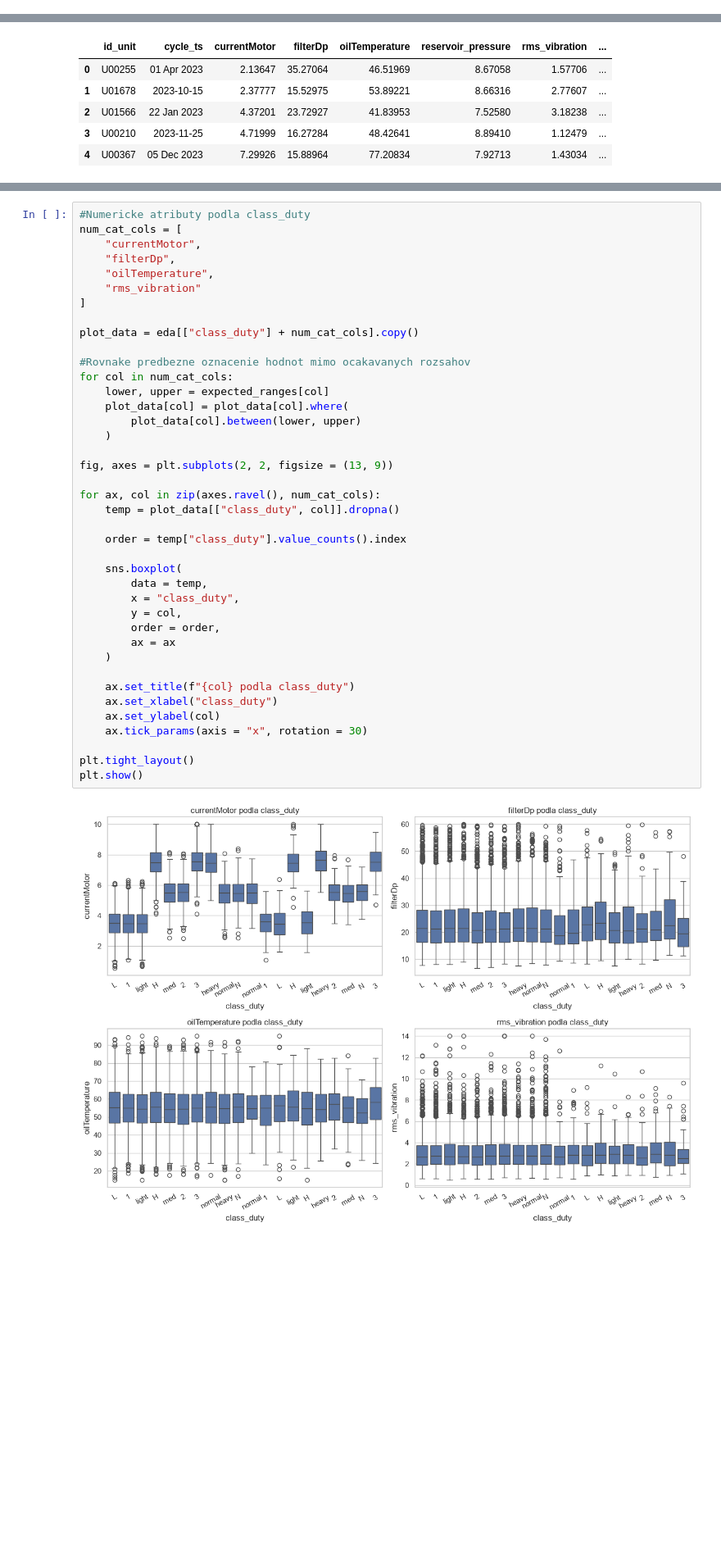
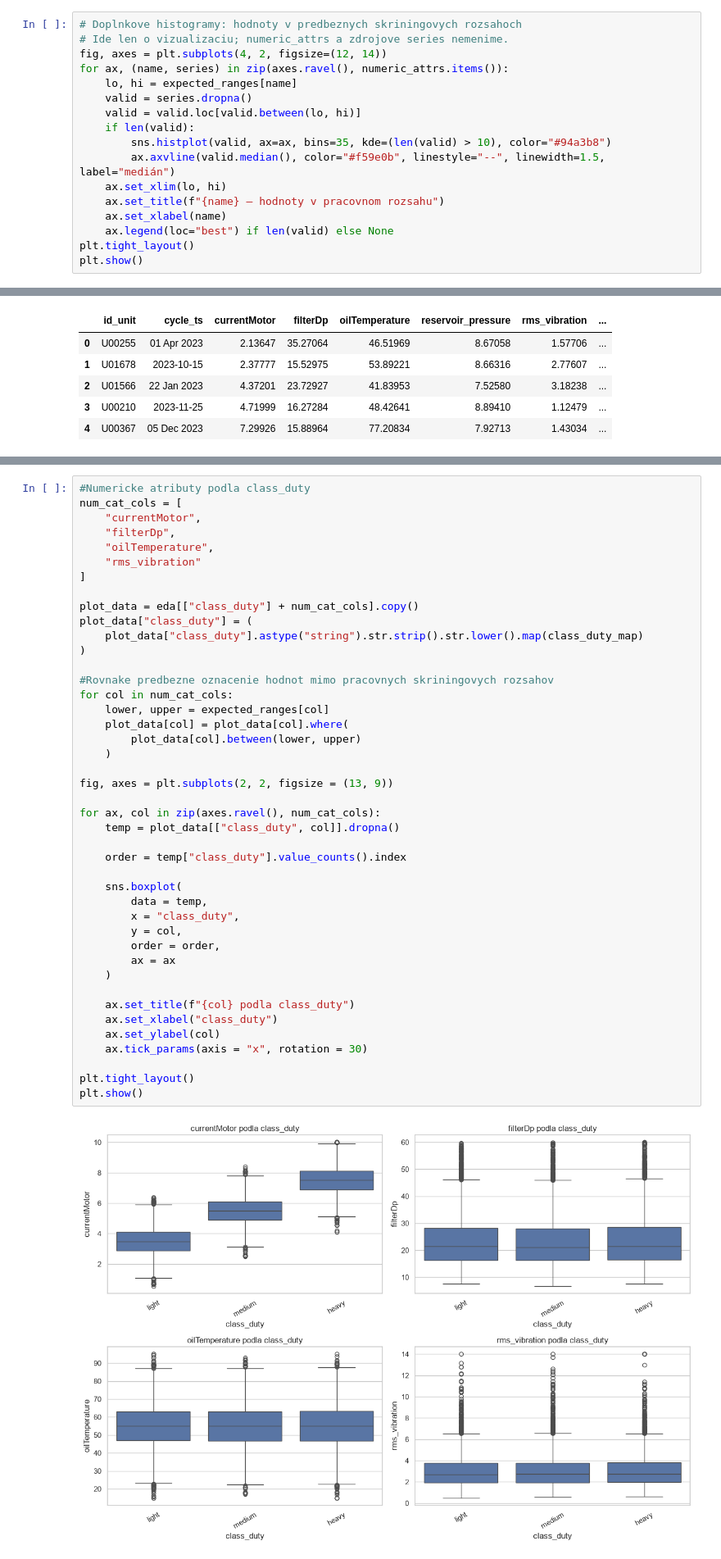
Before and after one commit to samuel-ivan05/IAU_zadanie, a Jupyter notebook: IAU-project.ipynb, the cells around one changed output, grey strips where cells are left out. Shown at 82% size. Saved outputs shown, nothing was run; the diff lists cells and outputs as text; blank space fills up the shorter version.

```diff
--- a/IAU-project.ipynb
+++ b/IAU-project.ipynb
@@ -342,0 +373,17 @@ plt.show()
+# %%
+# Doplnkove histogramy: hodnoty v predbeznych skriningovych rozsahoch
+# Ide len o vizualizaciu; numeric_attrs a zdrojove series nemenime.
+fig, axes = plt.subplots(4, 2, figsize=(12, 14))
+for ax, (name, series) in zip(axes.ravel(), numeric_attrs.items()):
+    lo, hi = expected_ranges[name]
+    valid = series.dropna()
+    valid = valid.loc[valid.between(lo, hi)]
+    if len(valid):
+        sns.histplot(valid, ax=ax, bins=35, kde=(len(valid) > 10), color="#94a3b8")
+        ax.axvline(valid.median(), color="#f59e0b", linestyle="--", linewidth=1.5, label="medián")
+    ax.set_xlim(lo, hi)
+    ax.set_title(f"{name} – hodnoty v pracovnom rozsahu")
+    ax.set_xlabel(name)
+    ax.legend(loc="best") if len(valid) else None
+plt.tight_layout()
+plt.show()
@@ -672,38 +712,41 @@ num_cat_cols = [
 ]
 
 plot_data = eda[["class_duty"] + num_cat_cols].copy()
+plot_data["class_duty"] = (
+    plot_data["class_duty"].astype("string").str.strip().str.lower().map(class_duty_map)
+)
 
-#Rovnake predbezne oznacenie hodnot mimo ocakavanych rozsahov
+#Rovnake predbezne oznacenie hodnot mimo pracovnych skriningovych rozsahov
 for col in num_cat_cols:
     lower, upper = expected_ranges[col]
     plot_data[col] = plot_data[col].where(
         plot_data[col].between(lower, upper)
     )
 
 fig, axes = plt.subplots(2, 2, figsize = (13, 9))
 
 for ax, col in zip(axes.ravel(), num_cat_cols):
     temp = plot_data[["class_duty", col]].dropna()
 
     order = temp["class_duty"].value_counts().index
 
     sns.boxplot(
         data = temp,
         x = "class_duty",
         y = col,
         order = order,
         ax = ax
     )
 
     ax.set_title(f"{col} podla class_duty")
     ax.set_xlabel("class_duty")
     ax.set_ylabel(col)
     ax.tick_params(axis = "x", rotation = 30)
 
 plt.tight_layout()
 plt.show()
 # %% [output]
-[figure, old version]
+[figure, new version]
 # %% [markdown]
 ### 1.1 D - Párová analýza: predikovaná premenná vs. ostatné (1b)
 Identifikujte závislosti medzi **predikovanou premennou `failure`** a ostatnými (potenciálnymi prediktormi) – napr. boxploty podľa `failure`, korelácia s cieľovou premennou, rozdiely distribúcií.
```
Also changed, not shown: parts of 88 cells of this notebook.
